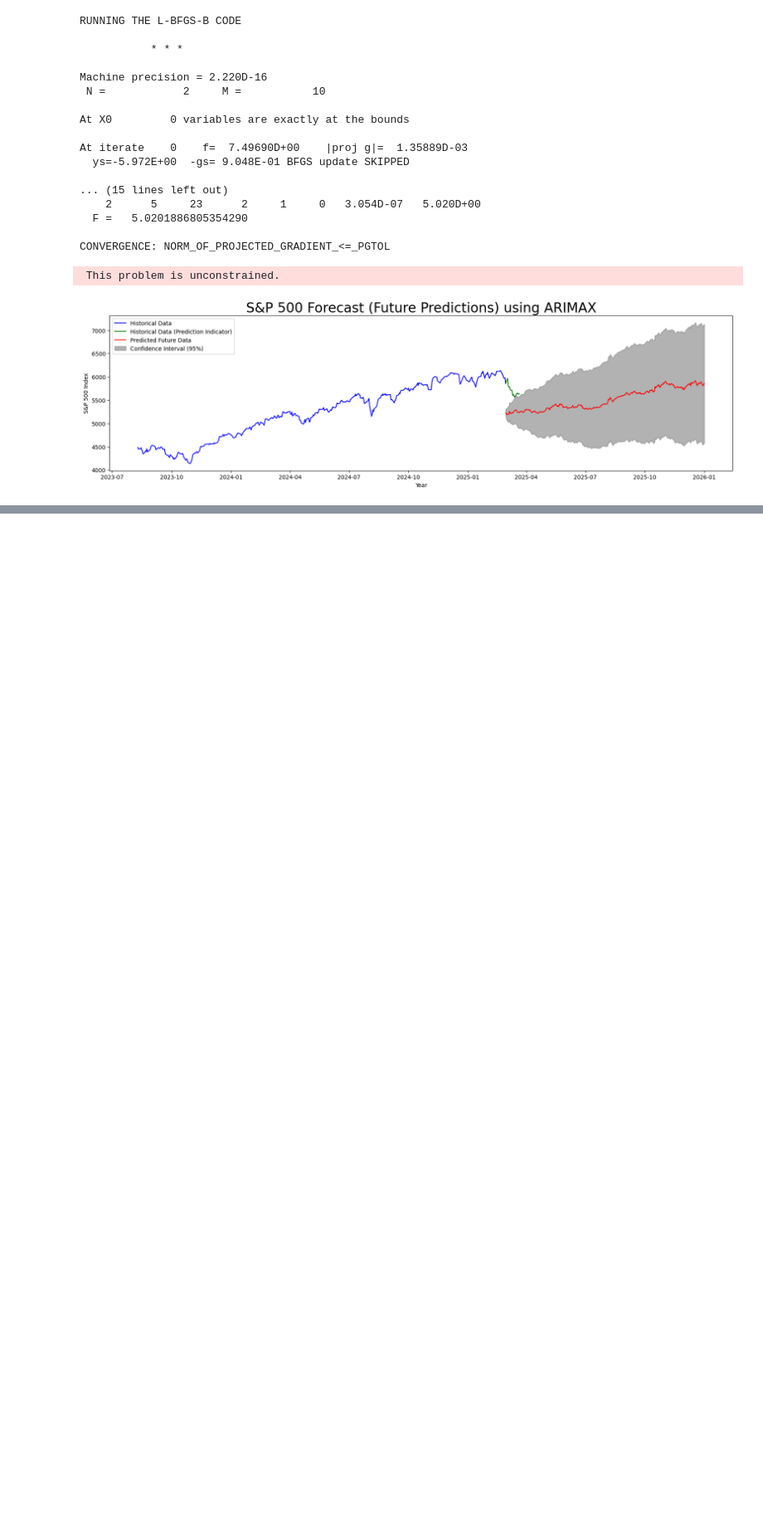
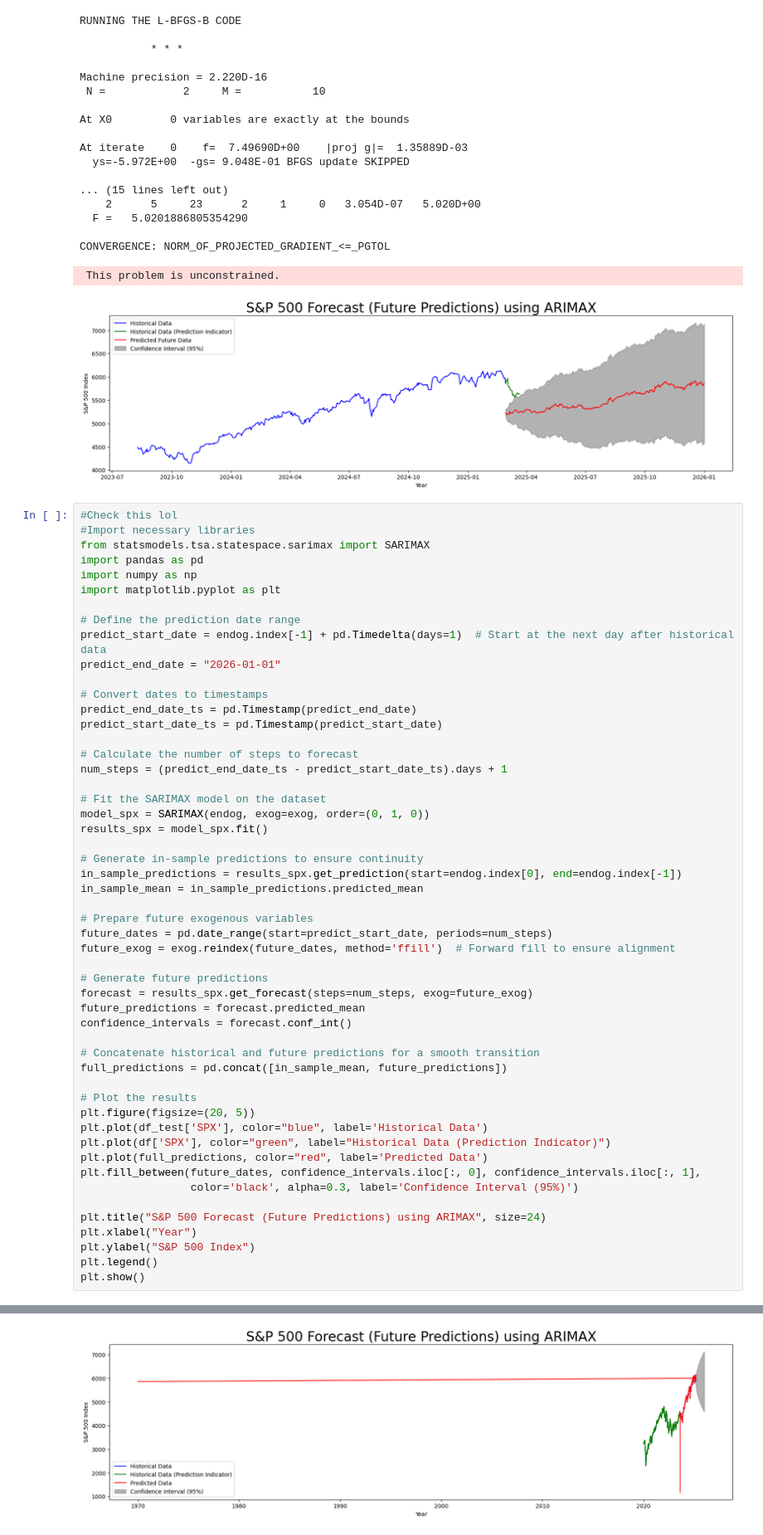
Before and after one commit to hivan04/spx_price_forecast, a Jupyter notebook: Notebooks/2. SPX.ipynb, the cells around one changed output, grey strips where cells are left out. Shown at 83% size. Saved outputs shown, nothing was run; the diff lists cells and outputs as text; blank space fills up the shorter version.

Commit message:
played around with prediction forecast

```diff
--- a/Notebooks/2. SPX.ipynb
+++ b/Notebooks/2. SPX.ipynb
@@ -573,3 +555,56 @@ At iterate    0    f=  7.49690D+00    |proj g|=  1.35889D-03
 CONVERGENCE: NORM_OF_PROJECTED_GRADIENT_<=_PGTOL
  This problem is unconstrained.
 [figure]
+# %%
+#Check this lol
+#Import necessary libraries
+from statsmodels.tsa.statespace.sarimax import SARIMAX
+import pandas as pd
+import numpy as np
+import matplotlib.pyplot as plt
+
+# Define the prediction date range
+predict_start_date = endog.index[-1] + pd.Timedelta(days=1)  # Start at the next day after historical data
+predict_end_date = "2026-01-01"
+
+# Convert dates to timestamps
+predict_end_date_ts = pd.Timestamp(predict_end_date)
+predict_start_date_ts = pd.Timestamp(predict_start_date)
+
+# Calculate the number of steps to forecast
+num_steps = (predict_end_date_ts - predict_start_date_ts).days + 1
+
+# Fit the SARIMAX model on the dataset
+model_spx = SARIMAX(endog, exog=exog, order=(0, 1, 0))
+results_spx = model_spx.fit()
+
+# Generate in-sample predictions to ensure continuity
+in_sample_predictions = results_spx.get_prediction(start=endog.index[0], end=endog.index[-1])
+in_sample_mean = in_sample_predictions.predicted_mean
+
+# Prepare future exogenous variables
+future_dates = pd.date_range(start=predict_start_date, periods=num_steps)
+future_exog = exog.reindex(future_dates, method='ffill')  # Forward fill to ensure alignment
+
+# Generate future predictions
+forecast = results_spx.get_forecast(steps=num_steps, exog=future_exog)
+future_predictions = forecast.predicted_mean
+confidence_intervals = forecast.conf_int()
+
+# Concatenate historical and future predictions for a smooth transition
+full_predictions = pd.concat([in_sample_mean, future_predictions])
+
+# Plot the results
+plt.figure(figsize=(20, 5))
+plt.plot(df_test['SPX'], color="blue", label='Historical Data')
+plt.plot(df['SPX'], color="green", label="Historical Data (Prediction Indicator)")
+plt.plot(full_predictions, color="red", label='Predicted Data')
+plt.fill_between(future_dates, confidence_intervals.iloc[:, 0], confidence_intervals.iloc[:, 1],
+                 color='black', alpha=0.3, label='Confidence Interval (95%)')
+
+plt.title("S&P 500 Forecast (Future Predictions) using ARIMAX", size=24)
+plt.xlabel("Year")
+plt.ylabel("S&P 500 Index")
+plt.legend()
+plt.show()
+# %% [output]
@@ -575,0 +629 @@ CONVERGENCE: NORM_OF_PROJECTED_GRADIENT_<=_PGTOL
+[figure, added]
```
Also changed, not shown: parts of 3 cells of this notebook.
